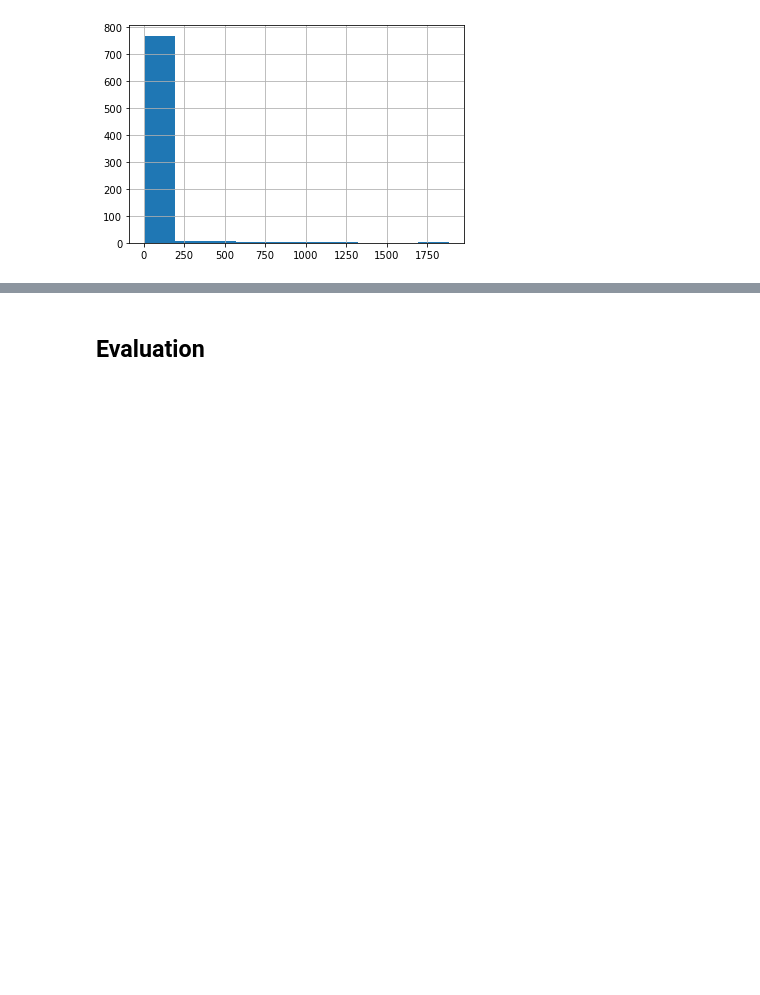
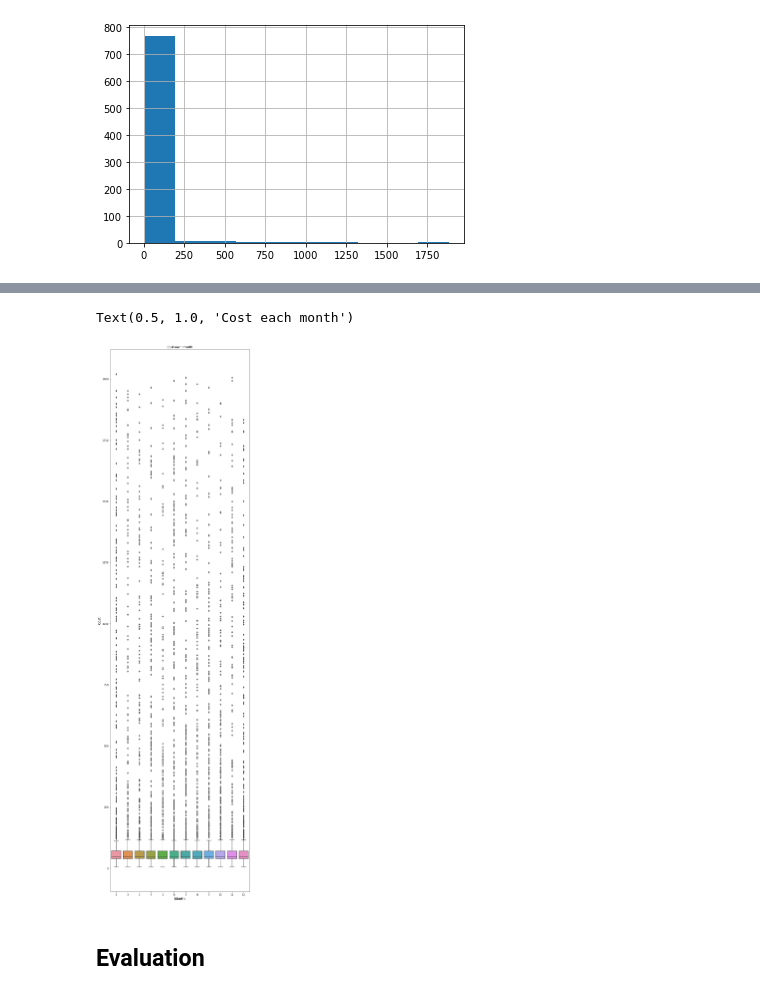
Before and after one commit to litzysj/Cost-Prediction-for-Logistic-Company, a Jupyter notebook: Notebooks/Sandbox Notebook.ipynb, the cells around one changed output, grey strips where cells are left out. Cells and saved outputs as stored; diff of their text form; code cells hidden in the pictures; blank space fills up the shorter version.

```diff
--- a/Notebooks/Sandbox Notebook.ipynb
+++ b/Notebooks/Sandbox Notebook.ipynb
@@ -796,3 +950,14 @@ pd.Series(true_test_preds).hist()
+# %%
+plt.figure(figsize=(10, 40))
+sns.boxplot(x="month",
+            y="cost",
+            data=clean_df)
+plt.ylabel("Cost", size=14)
+plt.xlabel("Month", size=14)
+plt.title("Cost each month")
+# %% [output]
+Text(0.5, 1.0, 'Cost each month')
+[figure, added]
 # %% [markdown]
 ## Evaluation
 # %% [markdown]
```
Also changed, not shown: parts of 28 cells of this notebook.
